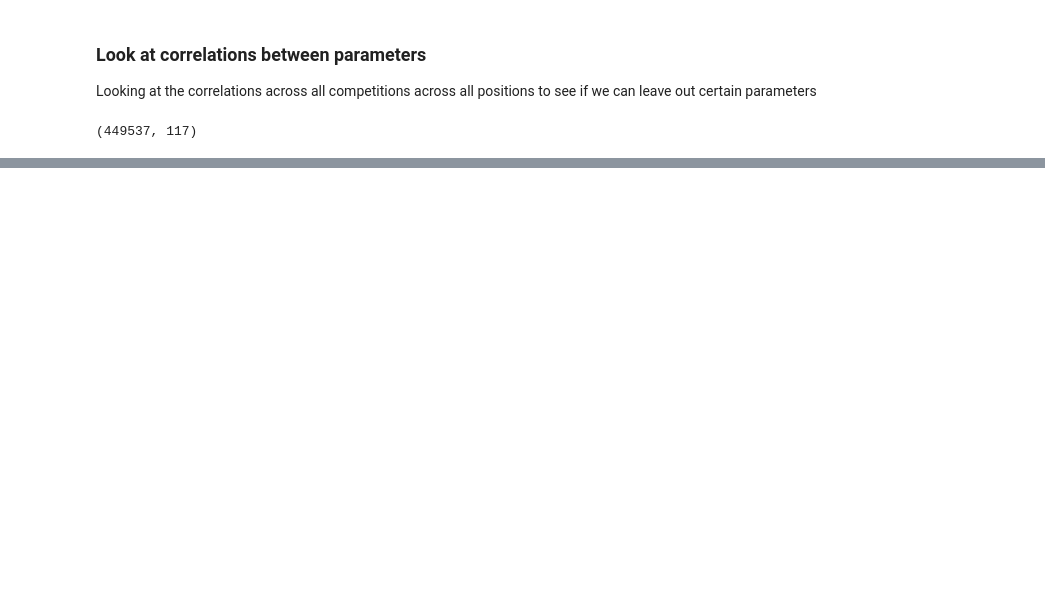
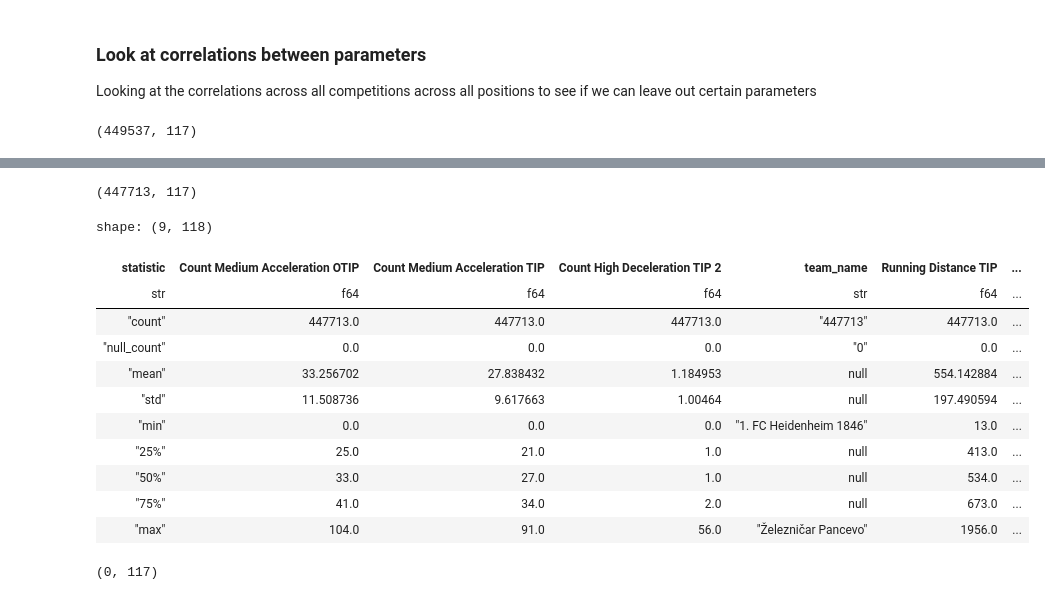
Before and after one commit to ihosten/internship_club_brugge, a Jupyter notebook: start_project/exploratory_analysis.ipynb, the cells around one changed output, grey strips where cells are left out. Drawn from its saved outputs; the diff is of its cells as text; code cells hidden in the pictures; blank space fills up the shorter version.

```diff
--- a/start_project/exploratory_analysis.ipynb
+++ b/start_project/exploratory_analysis.ipynb
@@ -140,0 +231,31 @@ pyg.walk(position_test_df)
+# %%
+#removing the rows containing null values
+corr_df_clean = corr_df.drop_nulls()
+corr_df_clean.shape
+
+# deleted 1824 rows
+# %% [output]
+(447713, 117)
+# %%
+corr_df_clean.describe()
+#moeilijk de vinger op te leggen waardoor 0 waarden waren binnen de kolommen.
+#lijkt wel dat er geen minute koloomen meer zijn met waarden gelijk aan 0
+# %% [output]
+shape: (9, 118)
+| statistic | Count Medium Acceleration OTIP | Count Medium Acceleration TIP | Count High Deceleration TIP 2 | team_name | Running Distance TIP | ... |
+| str | f64 | f64 | f64 | str | f64 | ... |
+| "count" | 447713.0 | 447713.0 | 447713.0 | "447713" | 447713.0 | ... |
+| "null_count" | 0.0 | 0.0 | 0.0 | "0" | 0.0 | ... |
+| "mean" | 33.256702 | 27.838432 | 1.184953 | null | 554.142884 | ... |
+| "std" | 11.508736 | 9.617663 | 1.00464 | null | 197.490594 | ... |
+| "min" | 0.0 | 0.0 | 0.0 | "1. FC Heidenheim 1846" | 13.0 | ... |
+| "25%" | 25.0 | 21.0 | 1.0 | null | 413.0 | ... |
+| "50%" | 33.0 | 27.0 | 1.0 | null | 534.0 | ... |
+| "75%" | 41.0 | 34.0 | 2.0 | null | 673.0 | ... |
+| "max" | 104.0 | 91.0 | 56.0 | "Železničar Pancevo" | 1956.0 | ... |
+# %%
+# chechk if all null values are gone
+corr_df_missing = (corr_df_clean.filter(pl.any_horizontal(pl.all().is_null())))
+corr_df_missing.shape
+# %% [output]
+(0, 117)
```
Also changed, not shown: parts of 37 cells of this notebook.
